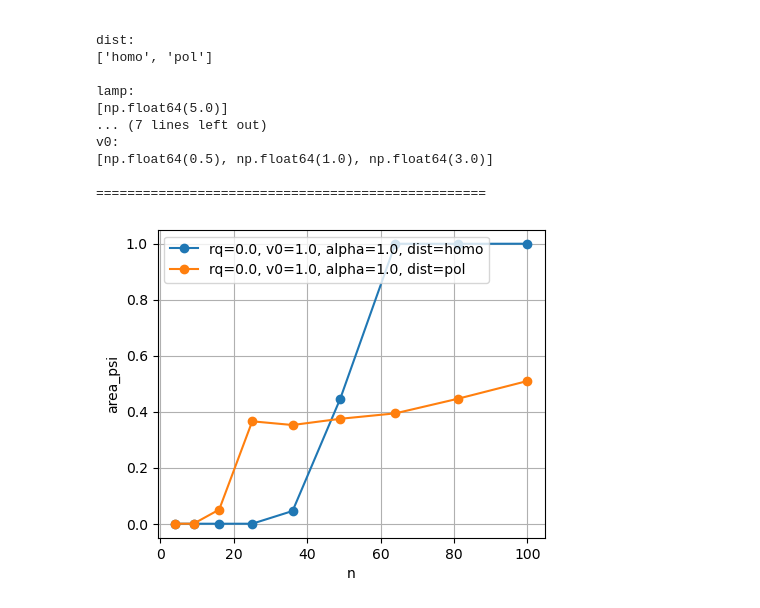
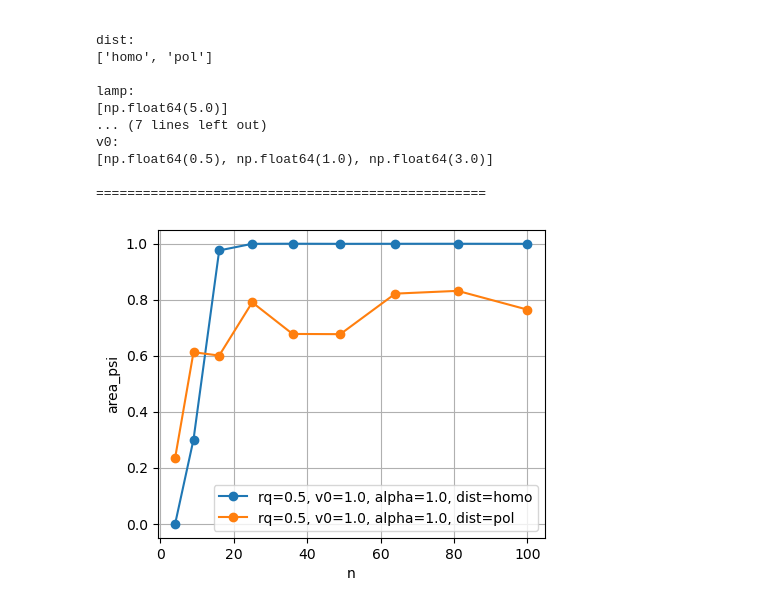
Before and after one commit to pvblop/Memory-Phase-Field-Models, a Jupyter notebook: equation_solver_bd_dist/analysis_sweep.ipynb, the cells around one changed output. Drawn from its saved outputs; the diff is of its cells as text; code cells hidden in the pictures.

```diff
--- a/equation_solver_bd_dist/analysis_sweep.ipynb
+++ b/equation_solver_bd_dist/analysis_sweep.ipynb
@@ -556,30 +556,30 @@ v0:
 # %%
 fig, ax = plt.subplots(figsize=(5, 4))
 
 fixed = {
-        "rq": 0.0,
+        "rq": 0.5,
         "v0": 1.0,
         "alpha": 1.0,
         "dist": "homo"}
 
 plot_vs_fixed(
     df,
     xparam="n",
     y="area_psi",
     fixed=fixed,
     ax=ax
 )
 
 fixed["dist"] = "pol"
 
 plot_vs_fixed(
     df,
     xparam="n",
     y="area_psi",
     fixed=fixed,
     ax=ax
 )
 plt.grid()
 plt.show()
 # %% [output]
-[figure, old version]
+[figure, new version]
```
Also changed, not shown: parts of 1 cell of this notebook, 2 other files.
